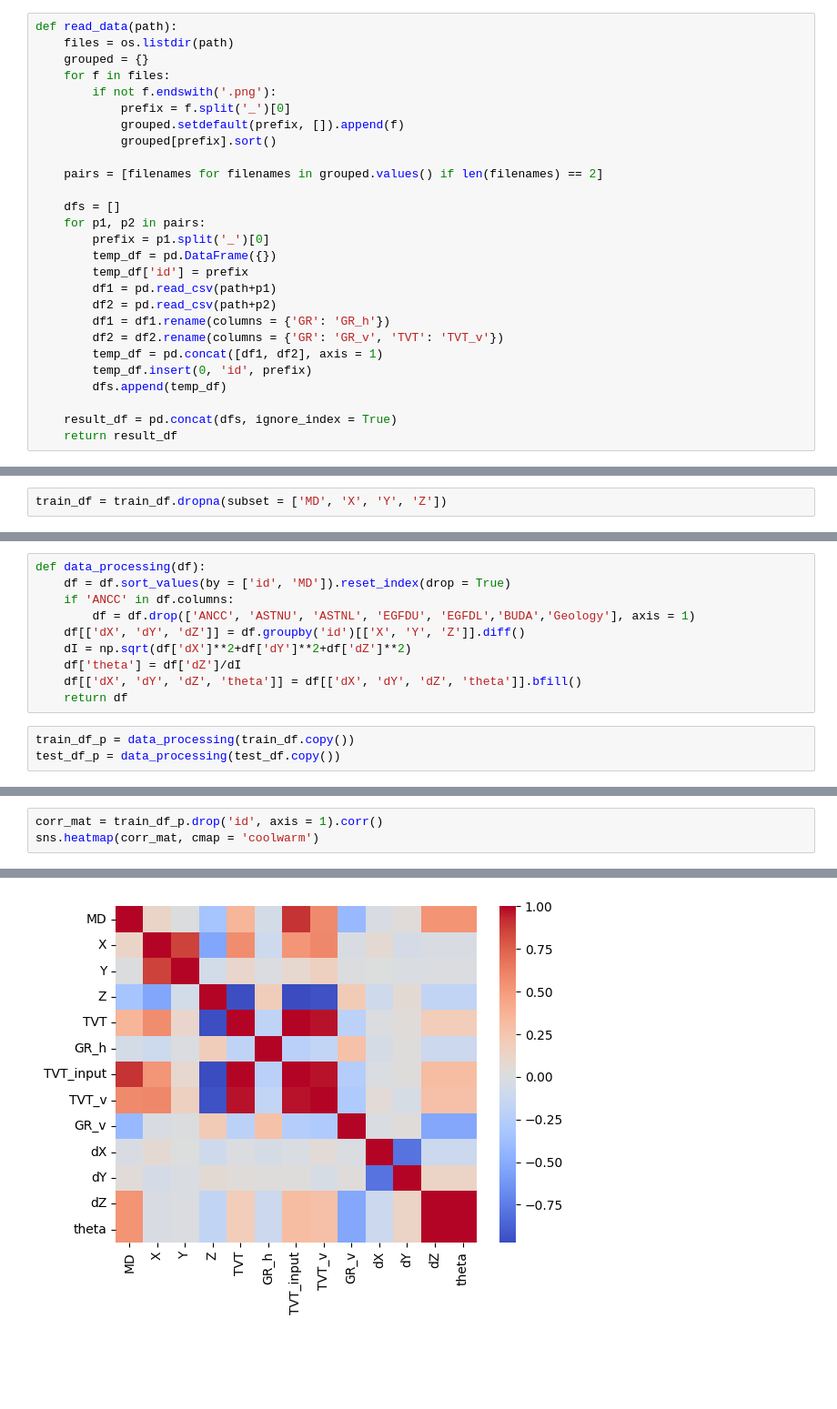
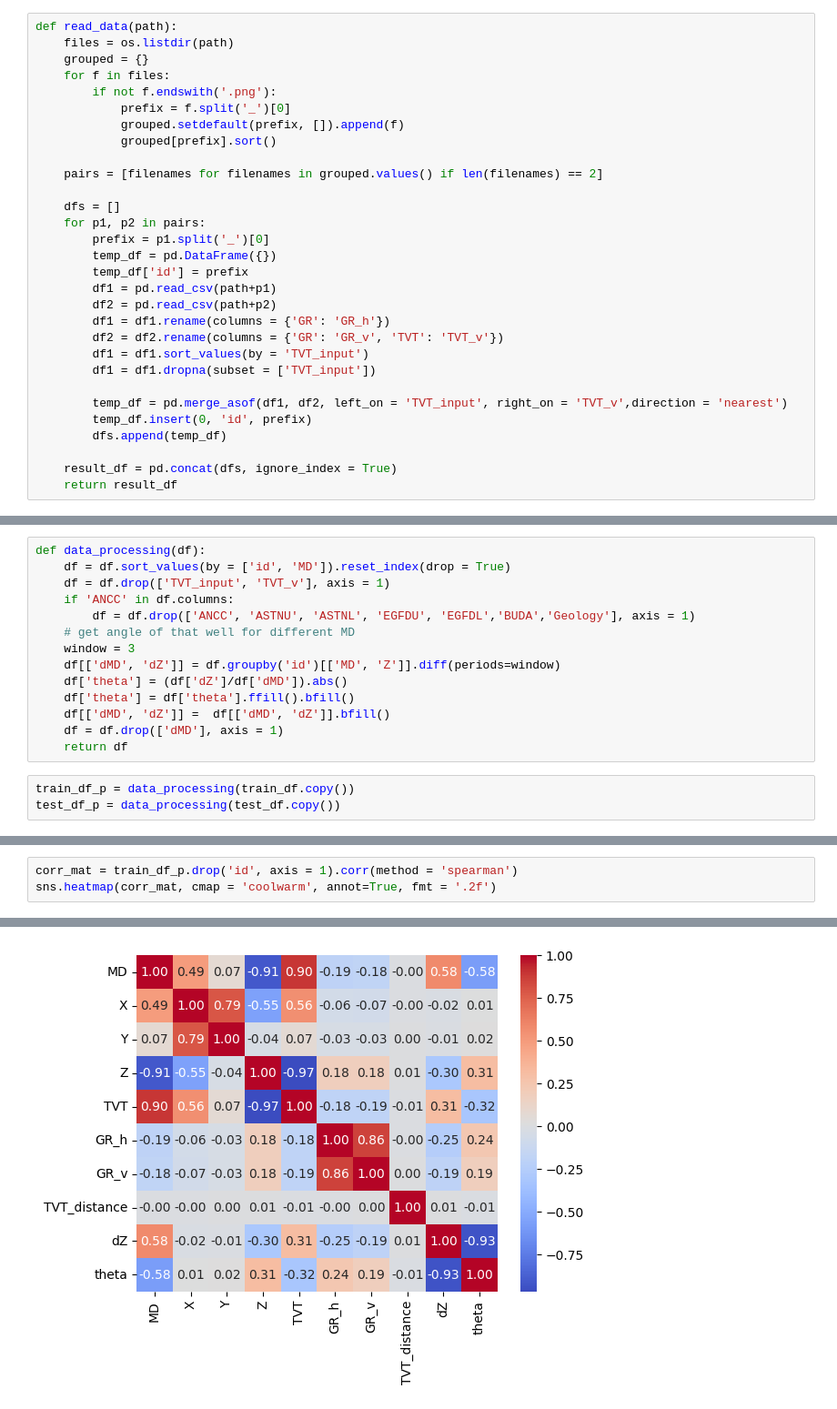
Before and after one commit to affogato-lab/rogii-crepe, a Jupyter notebook: oil-drill.ipynb, the cells around one changed output, grey strips where cells are left out. Shown at 91% size. Drawn from its saved outputs; the diff is of its cells as text; blank space fills up the shorter version.

```diff
--- a/oil-drill.ipynb
+++ b/oil-drill.ipynb
@@ -29,7 +30,10 @@ def read_data(path):
         df2 = pd.read_csv(path+p2)
         df1 = df1.rename(columns = {'GR': 'GR_h'})
         df2 = df2.rename(columns = {'GR': 'GR_v', 'TVT': 'TVT_v'})
-        temp_df = pd.concat([df1, df2], axis = 1)
+        df1 = df1.sort_values(by = 'TVT_input')
+        df1 = df1.dropna(subset = ['TVT_input'])
+
+        temp_df = pd.merge_asof(df1, df2, left_on = 'TVT_input', right_on = 'TVT_v',direction = 'nearest')
         temp_df.insert(0, 'id', prefix)
         dfs.append(temp_df)
 
@@ -98,2 +103,0 @@ test_df.shape
-# %%
-train_df = train_df.dropna(subset = ['MD', 'X', 'Y', 'Z'])
@@ -174,12 +150,16 @@ Index(['id', 'MD', 'X', 'Y', 'Z', 'ANCC', 'ASTNU', 'ASTNL', 'EGFDU', 'EGFDL',
 # %%
 def data_processing(df):
     df = df.sort_values(by = ['id', 'MD']).reset_index(drop = True)
+    df = df.drop(['TVT_input', 'TVT_v'], axis = 1)
     if 'ANCC' in df.columns:
         df = df.drop(['ANCC', 'ASTNU', 'ASTNL', 'EGFDU', 'EGFDL','BUDA','Geology'], axis = 1)
-    df[['dX', 'dY', 'dZ']] = df.groupby('id')[['X', 'Y', 'Z']].diff()
-    dI = np.sqrt(df['dX']**2+df['dY']**2+df['dZ']**2)
-    df['theta'] = df['dZ']/dI
-    df[['dX', 'dY', 'dZ', 'theta']] = df[['dX', 'dY', 'dZ', 'theta']].bfill()
+    # get angle of that well for different MD
+    window = 3
+    df[['dMD', 'dZ']] = df.groupby('id')[['MD', 'Z']].diff(periods=window)
+    df['theta'] = (df['dZ']/df['dMD']).abs()
+    df['theta'] = df['theta'].ffill().bfill()
+    df[['dMD', 'dZ']] =  df[['dMD', 'dZ']].bfill()
+    df = df.drop(['dMD'], axis = 1)
     return df
 # %%
 train_df_p = data_processing(train_df.copy())
@@ -205,6 +167,6 @@ dtype: int64
 # %%
-corr_mat = train_df_p.drop('id', axis = 1).corr()
-sns.heatmap(corr_mat, cmap = 'coolwarm')
+corr_mat = train_df_p.drop('id', axis = 1).corr(method = 'spearman')
+sns.heatmap(corr_mat, cmap = 'coolwarm', annot=True, fmt = '.2f')
 # %% [output]
 <Axes: >
-[figure, old version]
+[figure, new version]
```
Also changed, not shown: parts of 18 cells of this notebook.
